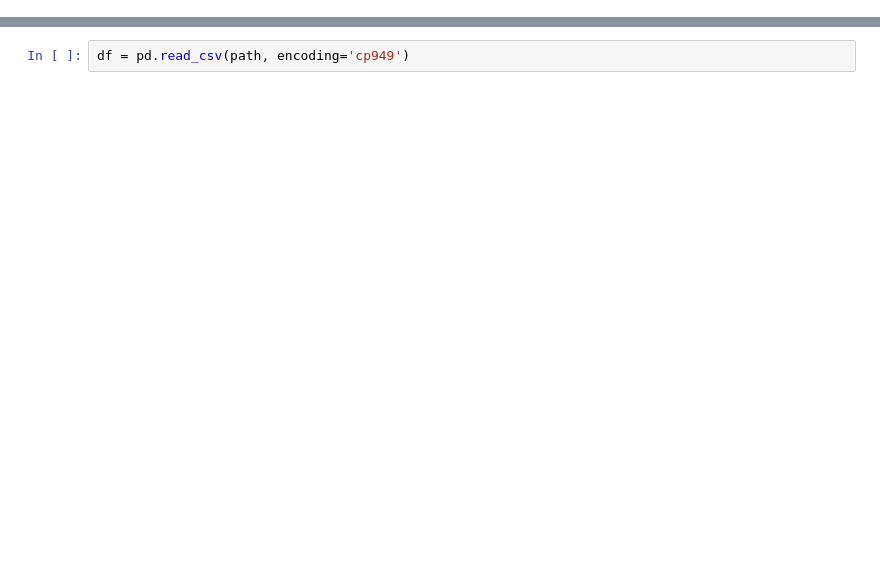
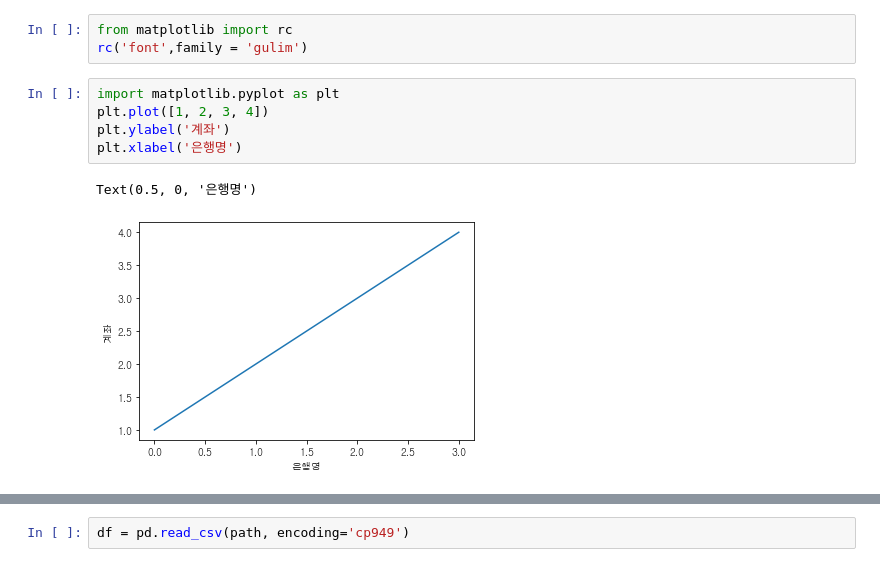
Before and after one commit to dltjddus/python_100-, a Jupyter notebook: Untitled.ipynb, the cells around one changed output, grey strips where cells are left out. Drawn from its saved outputs; the diff is of its cells as text; blank space fills up the shorter version.

```diff
--- a/Untitled.ipynb
+++ b/Untitled.ipynb
@@ -3,2 +71,13 @@
+# %%
+from matplotlib import rc
+rc('font',family = 'gulim')
+# %%
+import matplotlib.pyplot as plt
+plt.plot([1, 2, 3, 4])
+plt.ylabel('계좌')
+plt.xlabel('은행명')
+# %% [output]
+Text(0.5, 0, '은행명')
+[figure, added]
 # %%
 import pandas as pd
```
Also changed, not shown: parts of 29 cells of this notebook.
